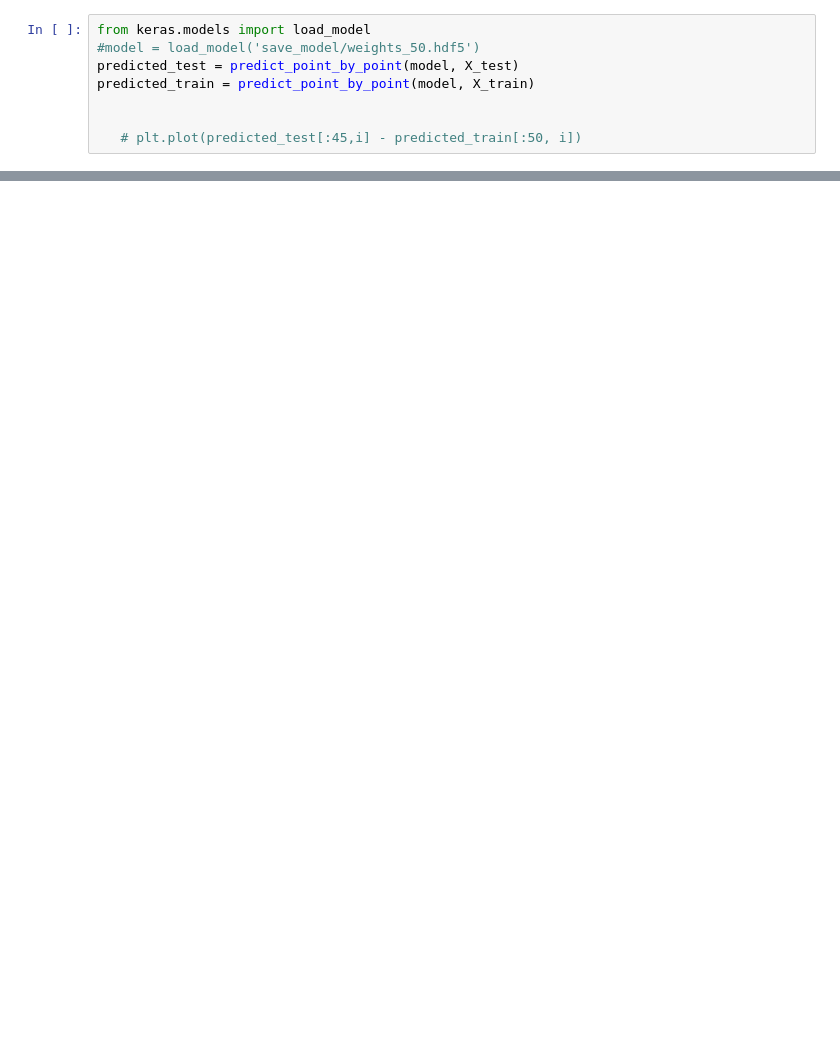
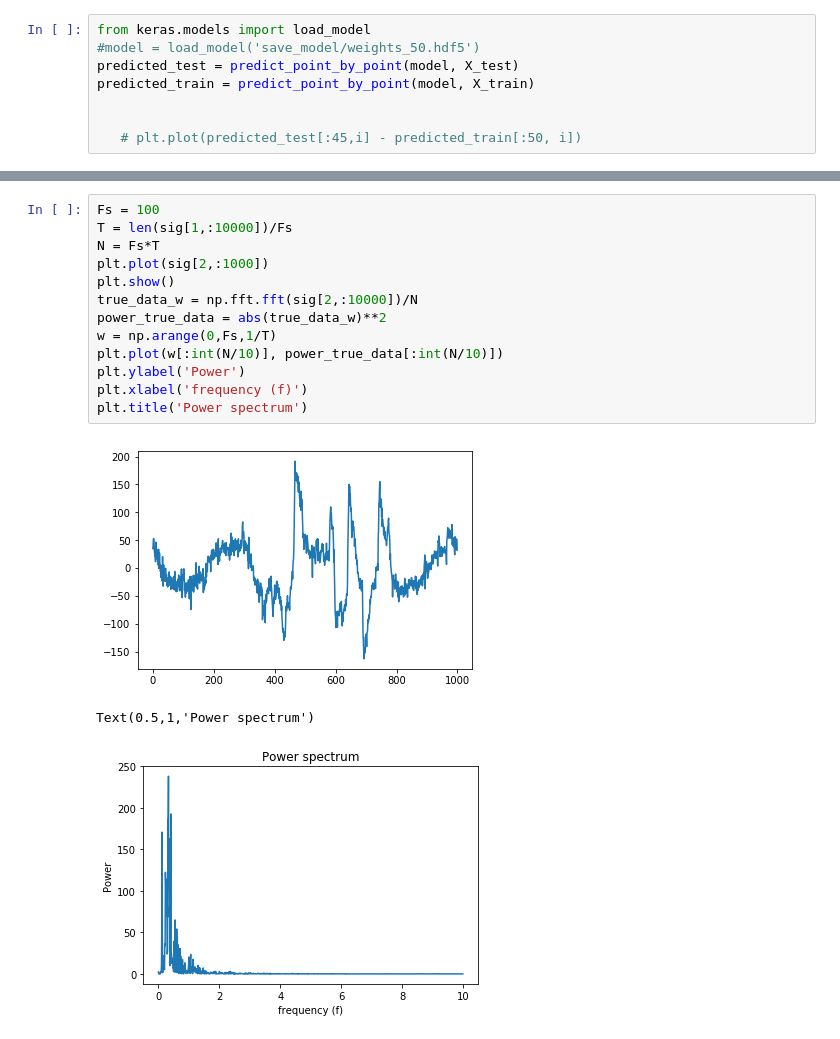
Before and after one commit to ktsimring/final-project, a Jupyter notebook: LSTM/LSTM New Implementation 2 RMS Optimizer.ipynb, the cells around one changed output, grey strips where cells are left out. Saved outputs shown, nothing was run; the diff lists cells and outputs as text; blank space fills up the shorter version.

```diff
--- a/LSTM/LSTM New Implementation 2 RMS Optimizer.ipynb
+++ b/LSTM/LSTM New Implementation 2 RMS Optimizer.ipynb
@@ -393,0 +476,17 @@ inv_true_data = inverse_scale(scaler,true_data)
+# %%
+Fs = 100
+T = len(sig[1,:10000])/Fs
+N = Fs*T
+plt.plot(sig[2,:1000])
+plt.show()
+true_data_w = np.fft.fft(sig[2,:10000])/N
+power_true_data = abs(true_data_w)**2
+w = np.arange(0,Fs,1/T)
+plt.plot(w[:int(N/10)], power_true_data[:int(N/10)])
+plt.ylabel('Power')
+plt.xlabel('frequency (f)')
+plt.title('Power spectrum')
+# %% [output]
+[figure, added]
+Text(0.5,1,'Power spectrum')
+[figure, added]
```
Also changed, not shown: parts of 22 cells of this notebook.
